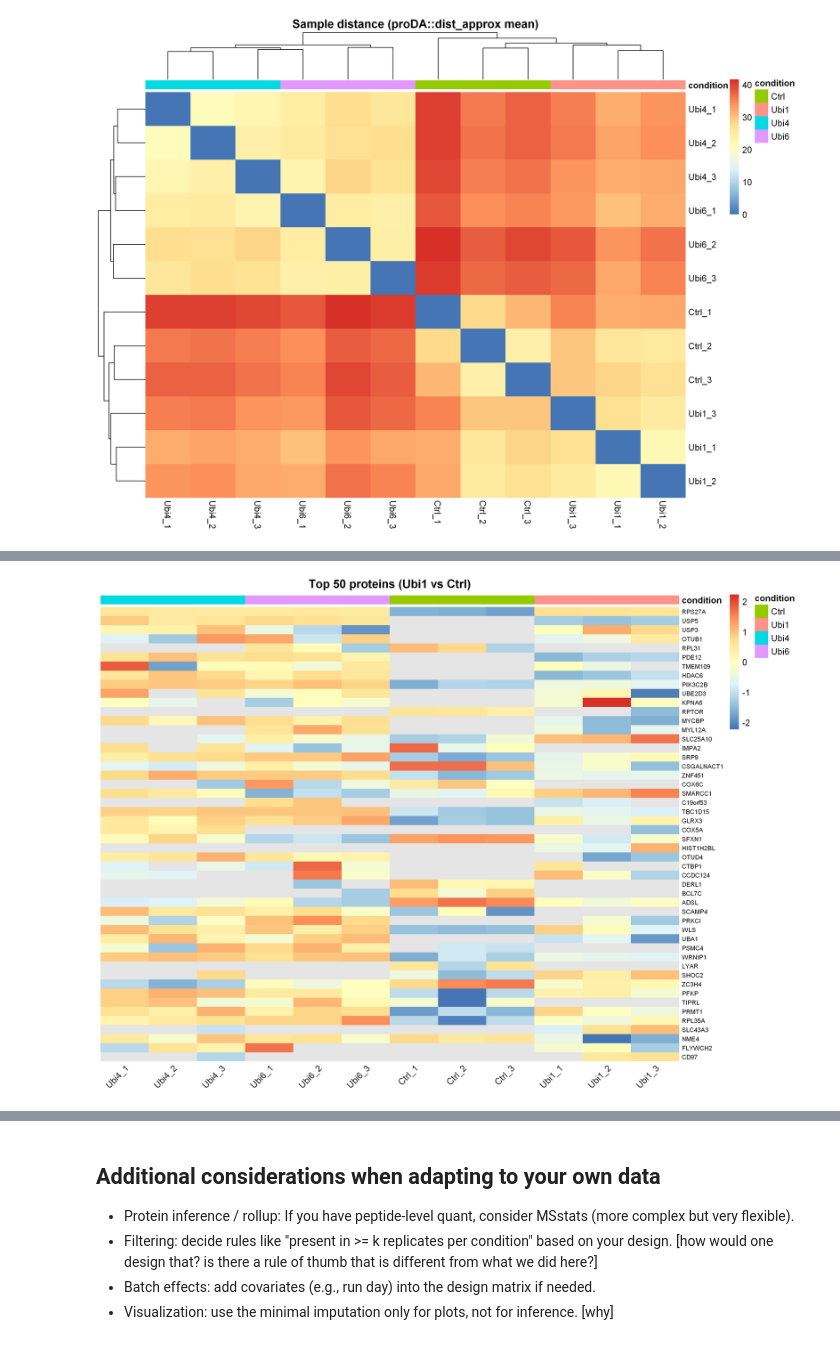
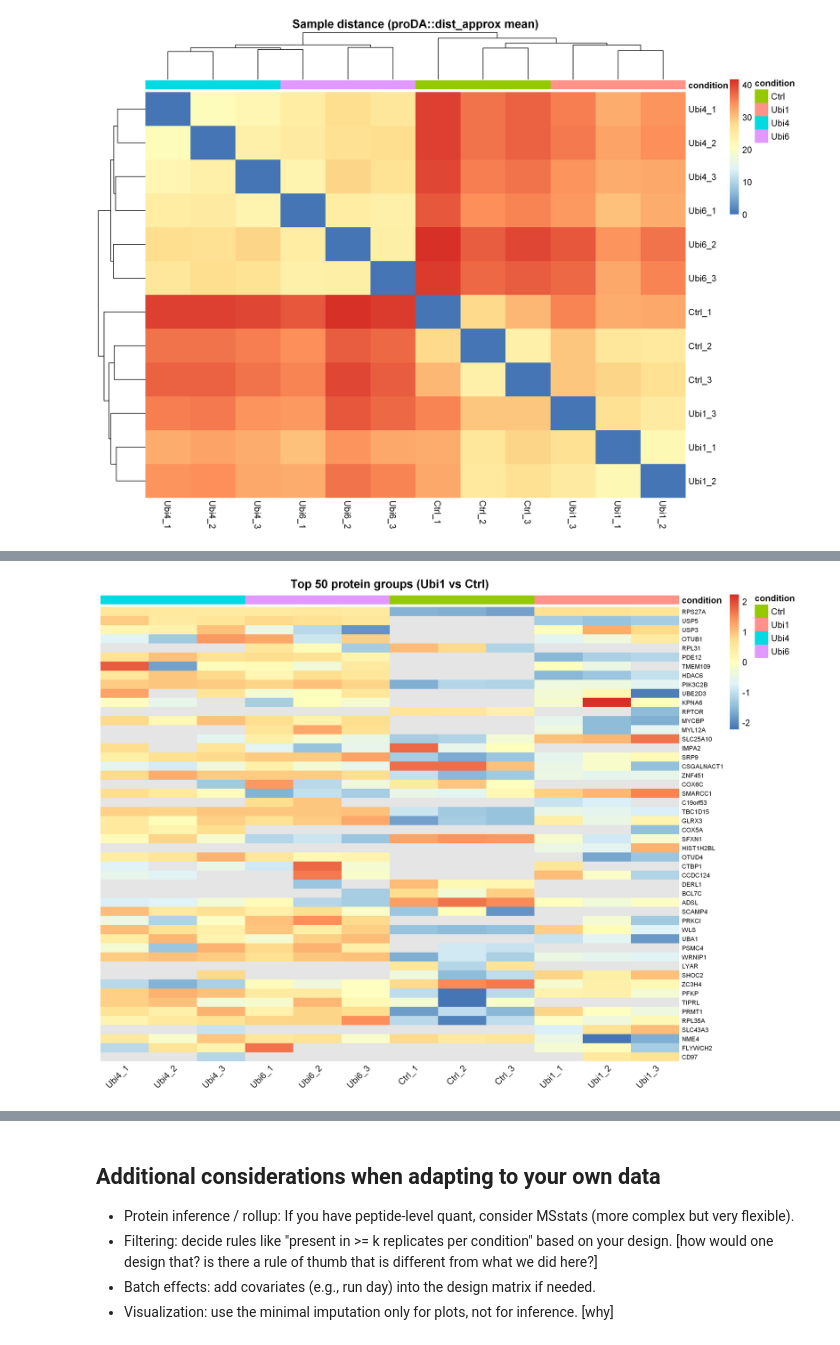
Before and after one commit to meshik/bioinformatics-code-hub, a Jupyter notebook: proteomics/differential_abundance/r.ipynb, the cells around one changed output, grey strips where cells are left out. Cells and saved outputs as stored; diff of their text form; code cells hidden in the pictures.

Commit message:
clarifying proteins vs protein-groups

```diff
--- a/proteomics/differential_abundance/r.ipynb
+++ b/proteomics/differential_abundance/r.ipynb
@@ -223,8 +280,31 @@ print(levels(samples$condition))
 fit <- proDA::proDA(lfq_mat, design = design)
 
 # Example: test the contrast of interest (Ubi1 vs Ctrl) and sort by adjusted p-value.
-res_1_vs_ctrl <- proDA::test_diff(fit, `Ubi1` - `Ctrl`, sort_by = "adj_pval")
-head(res_1_vs_ctrl)
+res_1_vs_ctrl <- proDA::test_diff(
+  fit,
+  `Ubi1` - `Ctrl`,
+  sort_by = "adj_pval"
+)
+
+res_1_vs_ctrl <- res_1_vs_ctrl %>%
+  dplyr::left_join(
+    protein_annotation,
+    by = c("name" = "feature_id")
+  )
+
+head(
+  res_1_vs_ctrl %>%
+    dplyr::select(
+      name,
+      display_name,
+      protein_ids,
+      diff,
+      pval,
+      adj_pval,
+      avg_abundance,
+      n_obs
+    )
+)
 # %% [output]
 [1] "Ctrl" "Ubi1" "Ubi4" "Ubi6"
 [1] "Ctrl" "Ubi1" "Ubi4" "Ubi6"
@@ -277,35 +359,42 @@ Warning message:
 # %%
 ## Heatmap of top hits
 top_n <- 50
 top_ids <- res_1_vs_ctrl %>%
 	dplyr::slice_head(n = top_n) %>%
 	dplyr::pull(name) %>%
 	as.character()
 
 mat <- lfq_mat[top_ids, samples$label, drop = FALSE]
 mat <- as.matrix(mat)
 storage.mode(mat) <- "numeric"
 
 ann_col <- samples[match(colnames(mat), samples$label), "condition"]
 ann_col <- as.data.frame(ann_col)
 ann_col$condition <- factor(ann_col$condition)
 rownames(ann_col) <- colnames(mat)
 
+display_lookup <- stats::setNames(
+  protein_annotation$display_name,
+  protein_annotation$feature_id
+)
+
+heatmap_row_labels <- unname(display_lookup[rownames(mat)])
+
 pheatmap::pheatmap(
   mat,
   scale = "row",
-  labels_row = sub(";.*$", "", rownames(mat)),  # keep the first name only if multiple
+  labels_row = heatmap_row_labels,
   annotation_col = ann_col,
   na_col = "grey90",
   cluster_rows = FALSE,
   cluster_cols = FALSE,
   fontsize_row = 7,
   angle_col = 45,
   border_color = NA,
-  main = sprintf("Top %d proteins (Ubi1 vs Ctrl)", top_n)
+  main = sprintf("Top %d protein groups (Ubi1 vs Ctrl)", top_n)
 )
 # %% [output]
-[figure, old version]
+[figure, new version]
 # %%
 ## Results table you can export
 sig <- res_1_vs_ctrl %>% filter(adj_pval < 0.05)
```
Also changed, not shown: parts of 7 cells of this notebook.
